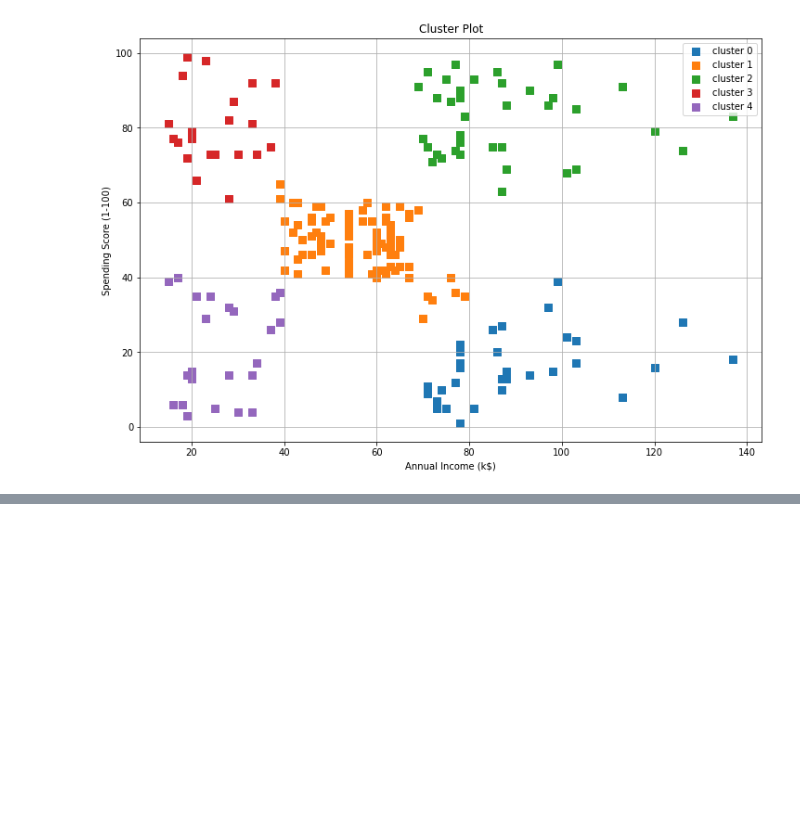
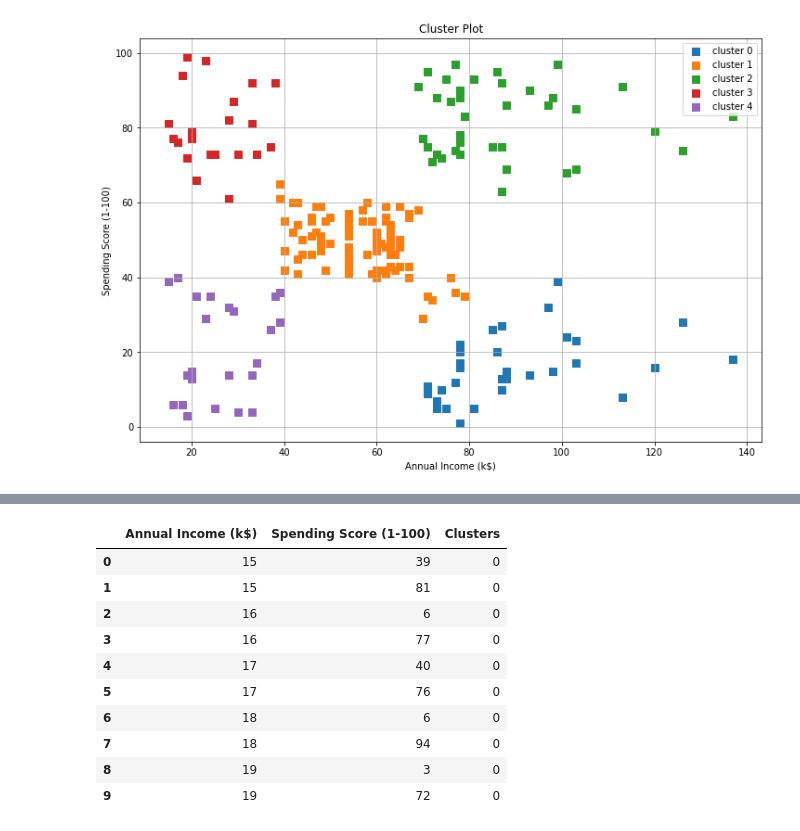
Before and after one commit to ryan-ferns/DS_auticon_week_3, a Jupyter notebook: hierarchical_models_exercise.ipynb, the cells around one changed output, grey strips where cells are left out. Drawn from its saved outputs; the diff is of its cells as text; code cells hidden in the pictures; blank space fills up the shorter version.

```diff
--- a/hierarchical_models_exercise.ipynb
+++ b/hierarchical_models_exercise.ipynb
@@ -170,0 +204,16 @@ I will need to ask for help because I do not understand how to find the optimal
+# %%
+# fit and predict
+df3["Clusters"] = ac2.fit_predict(df3)
+df3.head(10)
+# %% [output]
+|  | Annual Income (k$) | Spending Score (1-100) | Clusters |
+| 0 | 15 | 39 | 0 |
+| 1 | 15 | 81 | 0 |
+| 2 | 16 | 6 | 0 |
+| 3 | 16 | 77 | 0 |
+| 4 | 17 | 40 | 0 |
+| 5 | 17 | 76 | 0 |
+| 6 | 18 | 6 | 0 |
+| 7 | 18 | 94 | 0 |
+| 8 | 19 | 3 | 0 |
+| 9 | 19 | 72 | 0 |
```
Also changed, not shown: parts of 10 cells of this notebook.
